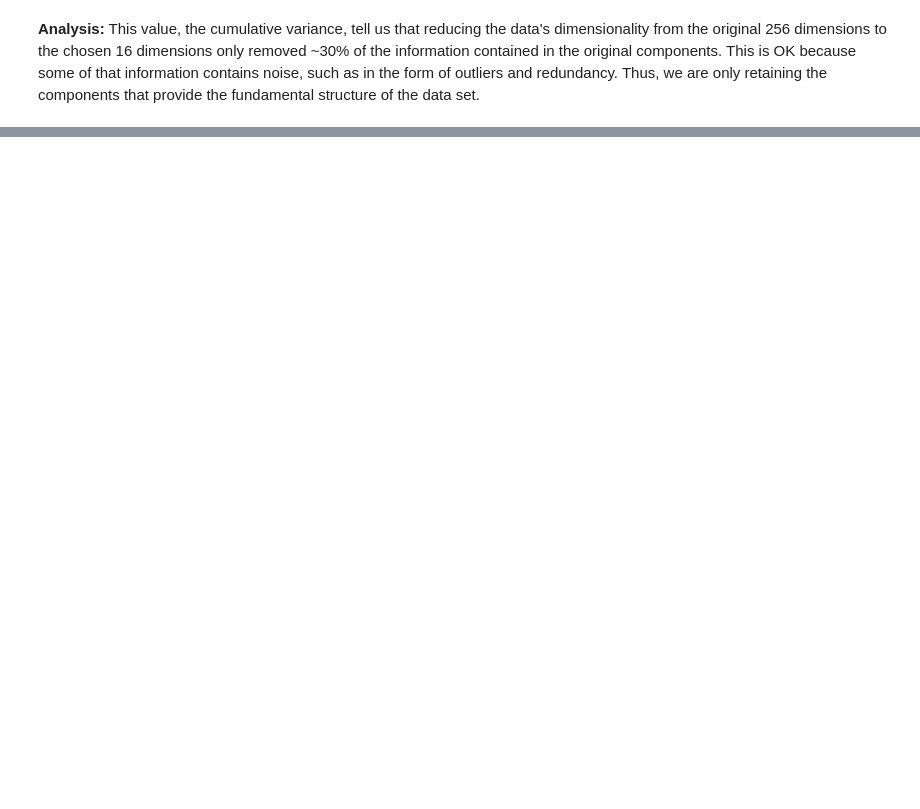
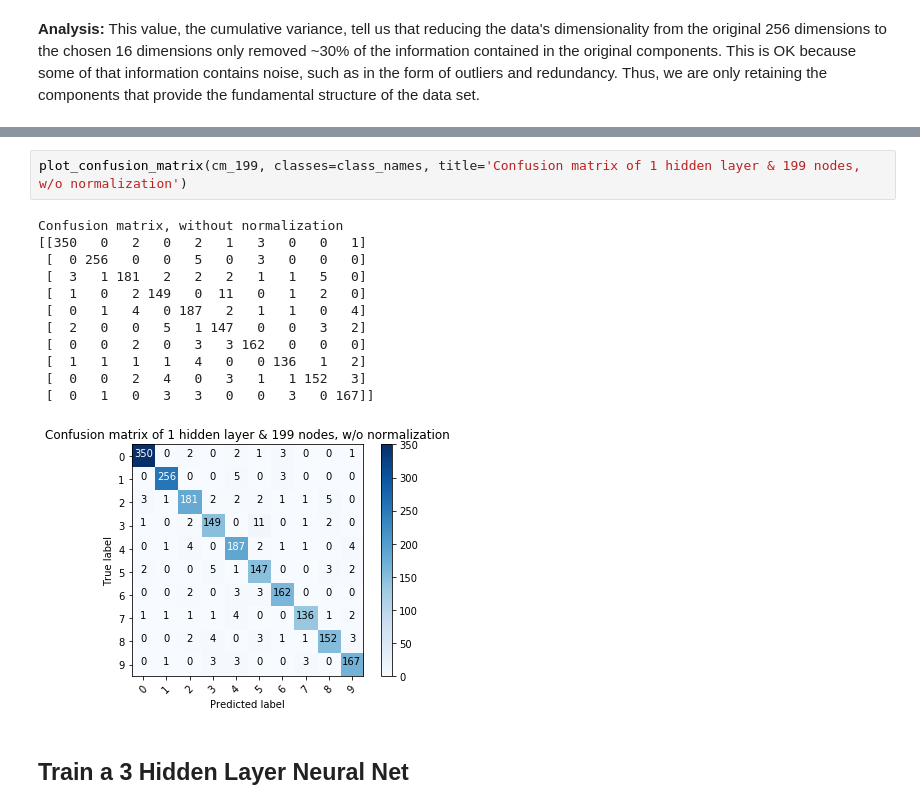
Before and after one commit to blancamiller/ML_notebook, a Jupyter notebook: HW6/Miller_Blanca_HW6.ipynb, the cells around one changed output, grey strips where cells are left out. Cells and saved outputs as stored; diff of their text form; blank space fills up the shorter version.

```diff
--- a/HW6/Miller_Blanca_HW6.ipynb
+++ b/HW6/Miller_Blanca_HW6.ipynb
@@ -158,0 +289,17 @@ sb.heatmap(components)
+# %%
+plot_confusion_matrix(cm_199, classes=class_names, title='Confusion matrix of 1 hidden layer & 199 nodes, w/o normalization')
+# %% [output]
+Confusion matrix, without normalization
+[[350   0   2   0   2   1   3   0   0   1]
+ [  0 256   0   0   5   0   3   0   0   0]
+ [  3   1 181   2   2   2   1   1   5   0]
+ [  1   0   2 149   0  11   0   1   2   0]
+ [  0   1   4   0 187   2   1   1   0   4]
+ [  2   0   0   5   1 147   0   0   3   2]
+ [  0   0   2   0   3   3 162   0   0   0]
+ [  1   1   1   1   4   0   0 136   1   2]
+ [  0   0   2   4   0   3   1   1 152   3]
+ [  0   1   0   3   3   0   0   3   0 167]]
+[figure, added]
+# %% [markdown]
+## Train a 3 Hidden Layer Neural Net
```
Also changed, not shown: parts of 57 cells of this notebook, 17 other files.
